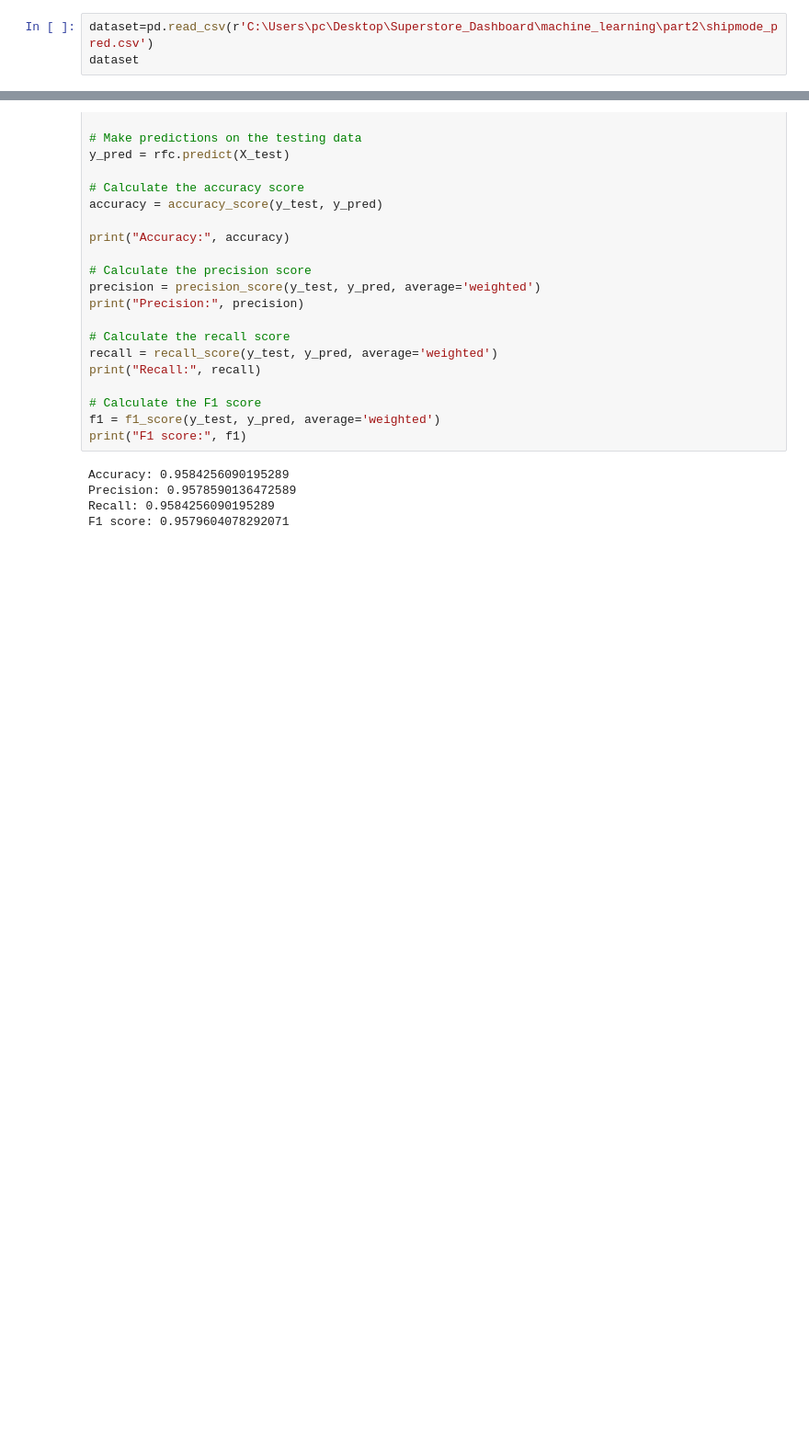
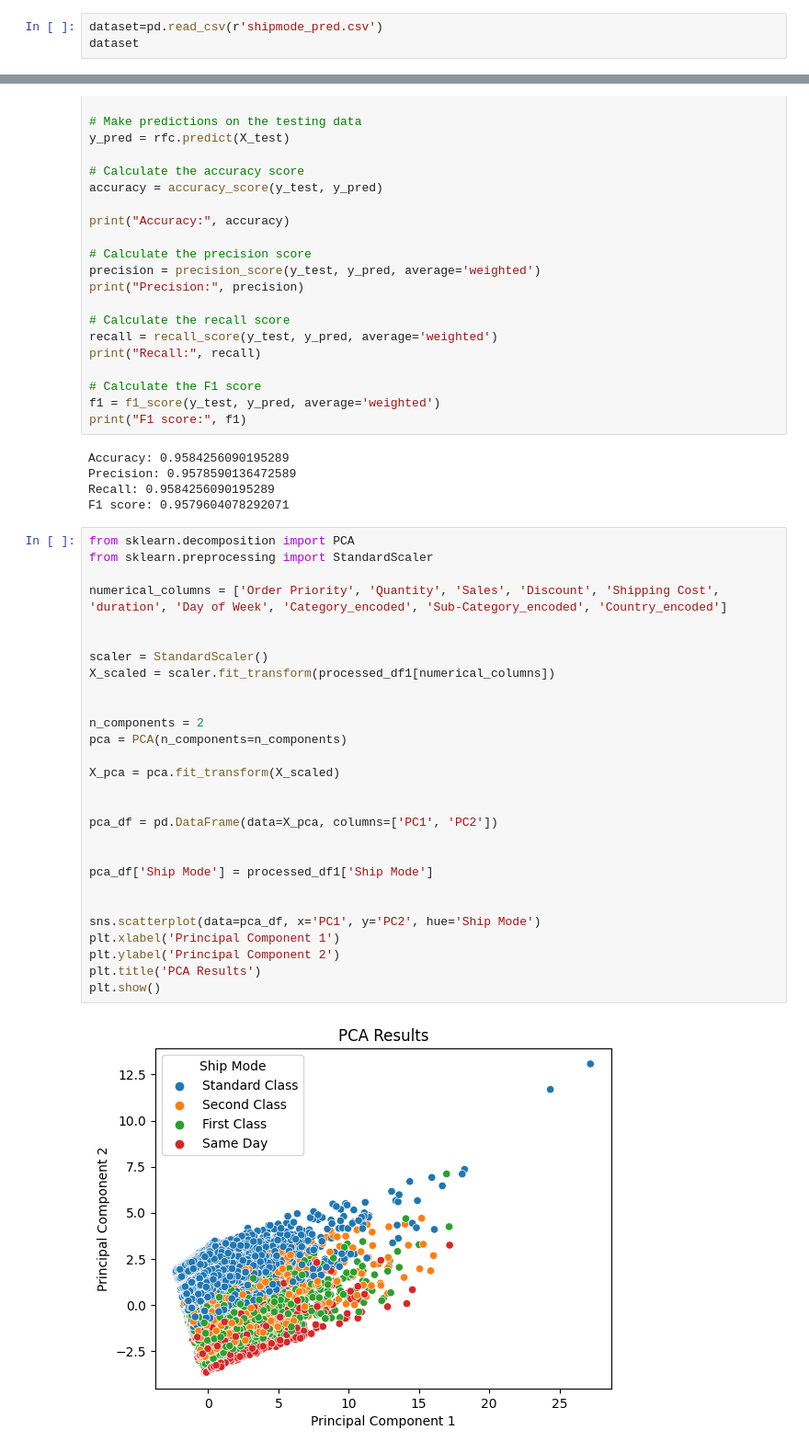
Before and after one commit to fahmani-ms/Superstore_Dashboard, a Jupyter notebook: machine_learning/part2/shipmodeclassification.ipynb, the cells around one changed output, grey strips where cells are left out. Shown at 92% size. Drawn from its saved outputs; the diff is of its cells as text; blank space fills up the shorter version.

```diff
--- a/machine_learning/part2/shipmodeclassification.ipynb
+++ b/machine_learning/part2/shipmodeclassification.ipynb
@@ -4,7 +4,7 @@ import pandas as pd
 import seaborn as sns
 from sklearn.metrics import r2_score, mean_absolute_error,mean_squared_error, mean_squared_log_error, explained_variance_score
 # %%
-dataset=pd.read_csv(r'C:\Users\pc\Desktop\Superstore_Dashboard\machine_learning\part2\shipmode_pred.csv')
+dataset=pd.read_csv(r'shipmode_pred.csv')
 dataset
 # %% [output]
 |  | Order ID | Order Priority | Product ID | Category | Sub-Category | Quantity | Sales | Discount | ... |
@@ -584,3 +584,33 @@ Accuracy: 0.9584256090195289
 Precision: 0.9578590136472589
 Recall: 0.9584256090195289
 F1 score: 0.9579604078292071
+# %%
+from sklearn.decomposition import PCA
+from sklearn.preprocessing import StandardScaler
+
+numerical_columns = ['Order Priority', 'Quantity', 'Sales', 'Discount', 'Shipping Cost', 'duration', 'Day of Week', 'Category_encoded', 'Sub-Category_encoded', 'Country_encoded']
+
+
+scaler = StandardScaler()
+X_scaled = scaler.fit_transform(processed_df1[numerical_columns])
+
+
+n_components = 2
+pca = PCA(n_components=n_components)
+
+X_pca = pca.fit_transform(X_scaled)
+
+
+pca_df = pd.DataFrame(data=X_pca, columns=['PC1', 'PC2'])
+
+
+pca_df['Ship Mode'] = processed_df1['Ship Mode']
+
+
+sns.scatterplot(data=pca_df, x='PC1', y='PC2', hue='Ship Mode')
+plt.xlabel('Principal Component 1')
+plt.ylabel('Principal Component 2')
+plt.title('PCA Results')
+plt.show()
+# %% [output]
+[figure, added]
```
Also changed, not shown: parts of 4 cells of this notebook.
